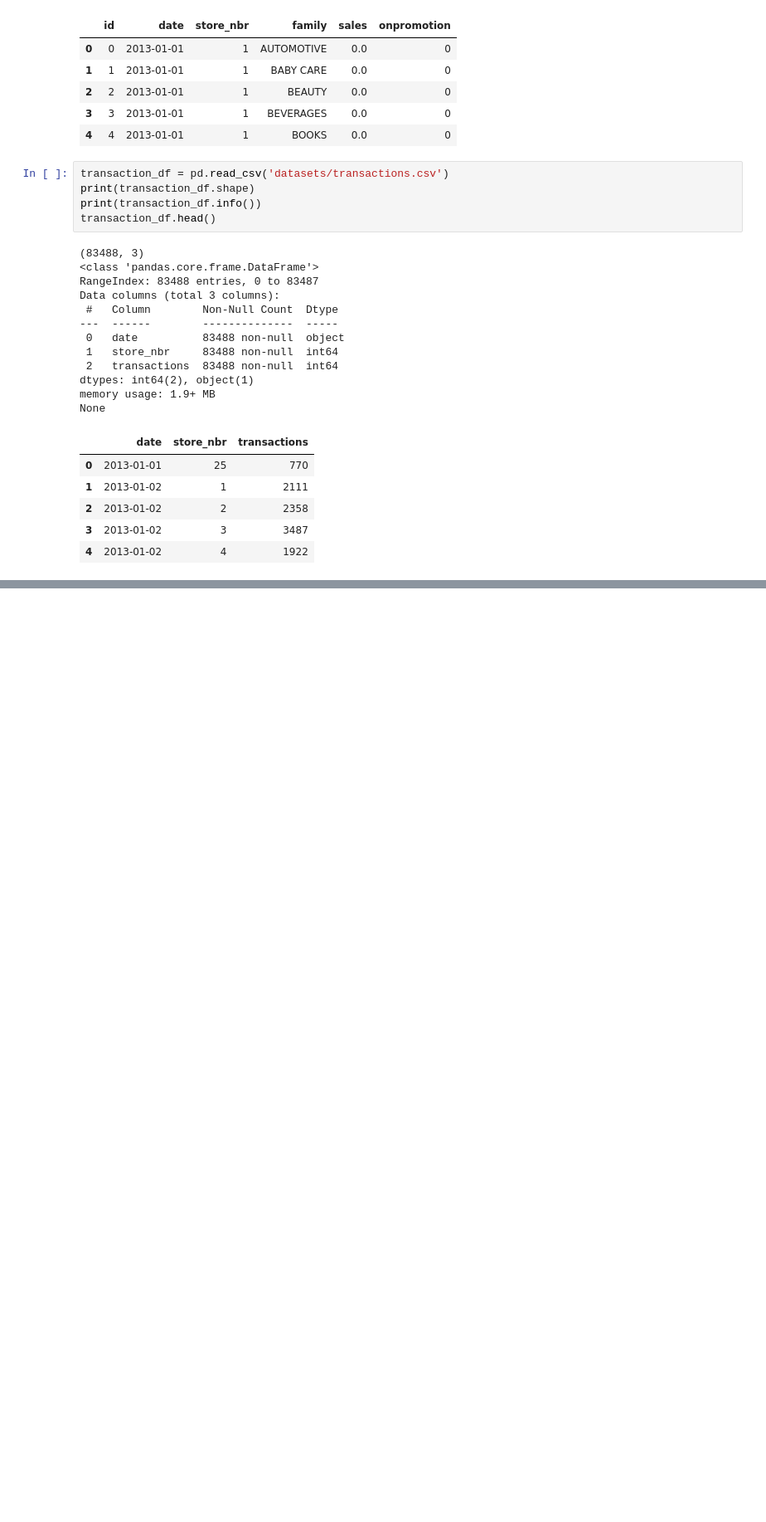
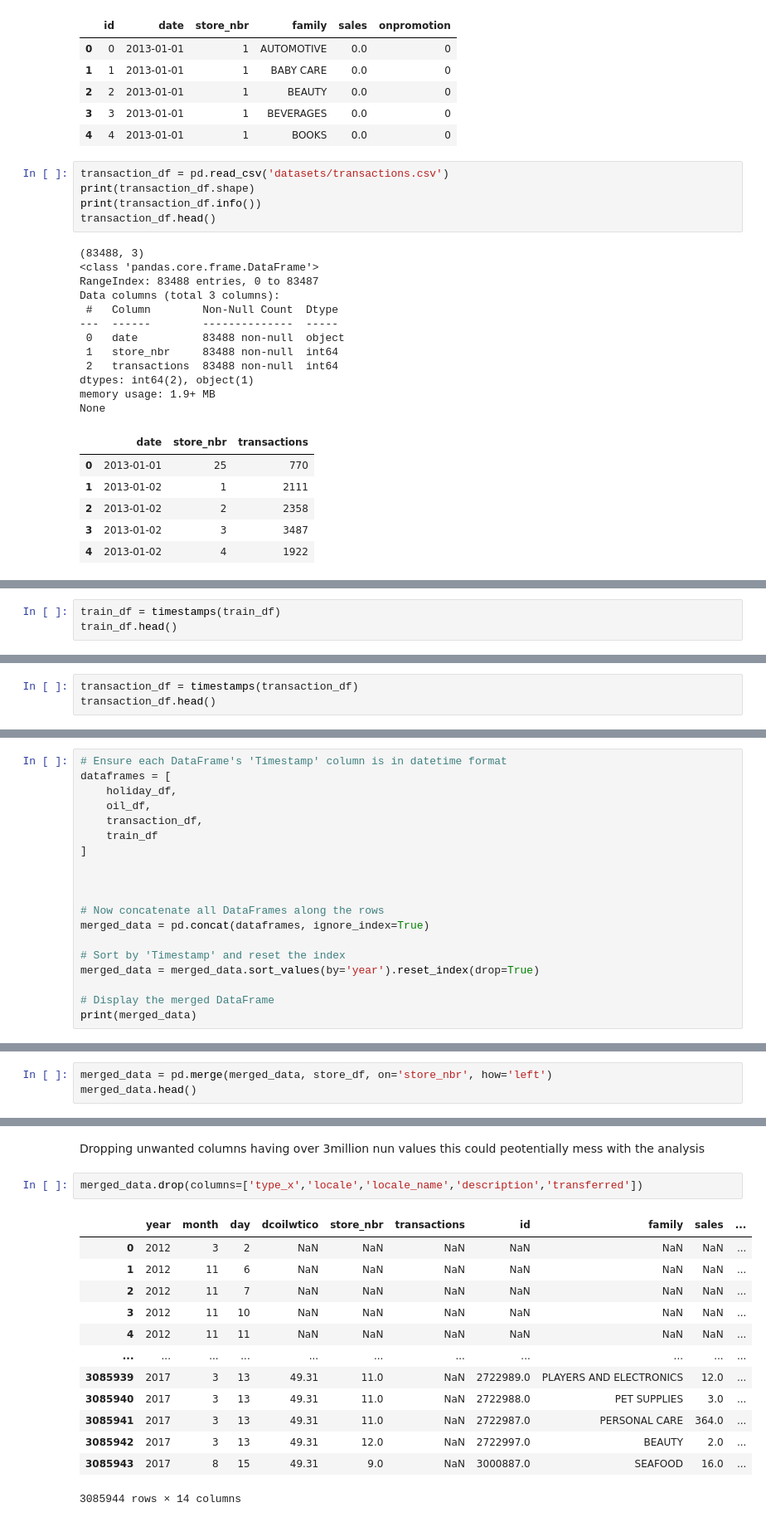
Before and after one commit to victoriamuinde07/SALES-FORECASTING, a Jupyter notebook: index.ipynb, the cells around one changed output, grey strips where cells are left out. Shown: that part at 83% size. Drawn from its saved outputs; the diff is of its cells as text; blank space fills up the shorter version.

Commit message:
merged the files

```diff
--- a/index.ipynb
+++ b/index.ipynb
@@ -186,0 +251,3 @@ None
+# %%
+train_df = timestamps(train_df)
+train_df.head()
@@ -186,0 +261,3 @@ None
+# %%
+transaction_df = timestamps(transaction_df)
+transaction_df.head()
@@ -186,0 +271,19 @@ None
+# %%
+# Ensure each DataFrame's 'Timestamp' column is in datetime format
+dataframes = [
+    holiday_df,
+    oil_df,
+    transaction_df,
+    train_df
+]
+
+
+
+# Now concatenate all DataFrames along the rows
+merged_data = pd.concat(dataframes, ignore_index=True)
+
+# Sort by 'Timestamp' and reset the index
+merged_data = merged_data.sort_values(by='year').reset_index(drop=True)
+
+# Display the merged DataFrame
+print(merged_data)
@@ -186,0 +317,3 @@ None
+# %%
+merged_data = pd.merge(merged_data, store_df, on='store_nbr', how='left')
+merged_data.head()
@@ -186,0 +370,18 @@ None
+# %% [markdown]
+Dropping unwanted columns having over 3million nun values this could peotentially mess with the analysis
+# %%
+merged_data.drop(columns=['type_x','locale','locale_name','description','transferred'])
+# %% [output]
+|  | year | month | day | dcoilwtico | store_nbr | transactions | id | family | sales | ... |
+| 0 | 2012 | 3 | 2 | NaN | NaN | NaN | NaN | NaN | NaN | ... |
+| 1 | 2012 | 11 | 6 | NaN | NaN | NaN | NaN | NaN | NaN | ... |
+| 2 | 2012 | 11 | 7 | NaN | NaN | NaN | NaN | NaN | NaN | ... |
+| 3 | 2012 | 11 | 10 | NaN | NaN | NaN | NaN | NaN | NaN | ... |
+| 4 | 2012 | 11 | 11 | NaN | NaN | NaN | NaN | NaN | NaN | ... |
+| ... | ... | ... | ... | ... | ... | ... | ... | ... | ... | ... |
+| 3085939 | 2017 | 3 | 13 | 49.31 | 11.0 | NaN | 2722989.0 | PLAYERS AND ELECTRONICS | 12.0 | ... |
+| 3085940 | 2017 | 3 | 13 | 49.31 | 11.0 | NaN | 2722988.0 | PET SUPPLIES | 3.0 | ... |
+| 3085941 | 2017 | 3 | 13 | 49.31 | 11.0 | NaN | 2722987.0 | PERSONAL CARE | 364.0 | ... |
+| 3085942 | 2017 | 3 | 13 | 49.31 | 12.0 | NaN | 2722997.0 | BEAUTY | 2.0 | ... |
+| 3085943 | 2017 | 8 | 15 | 49.31 | 9.0 | NaN | 3000887.0 | SEAFOOD | 16.0 | ... |
+3085944 rows × 14 columns
```
Also changed, not shown: parts of 22 cells of this notebook, 1 other file.
